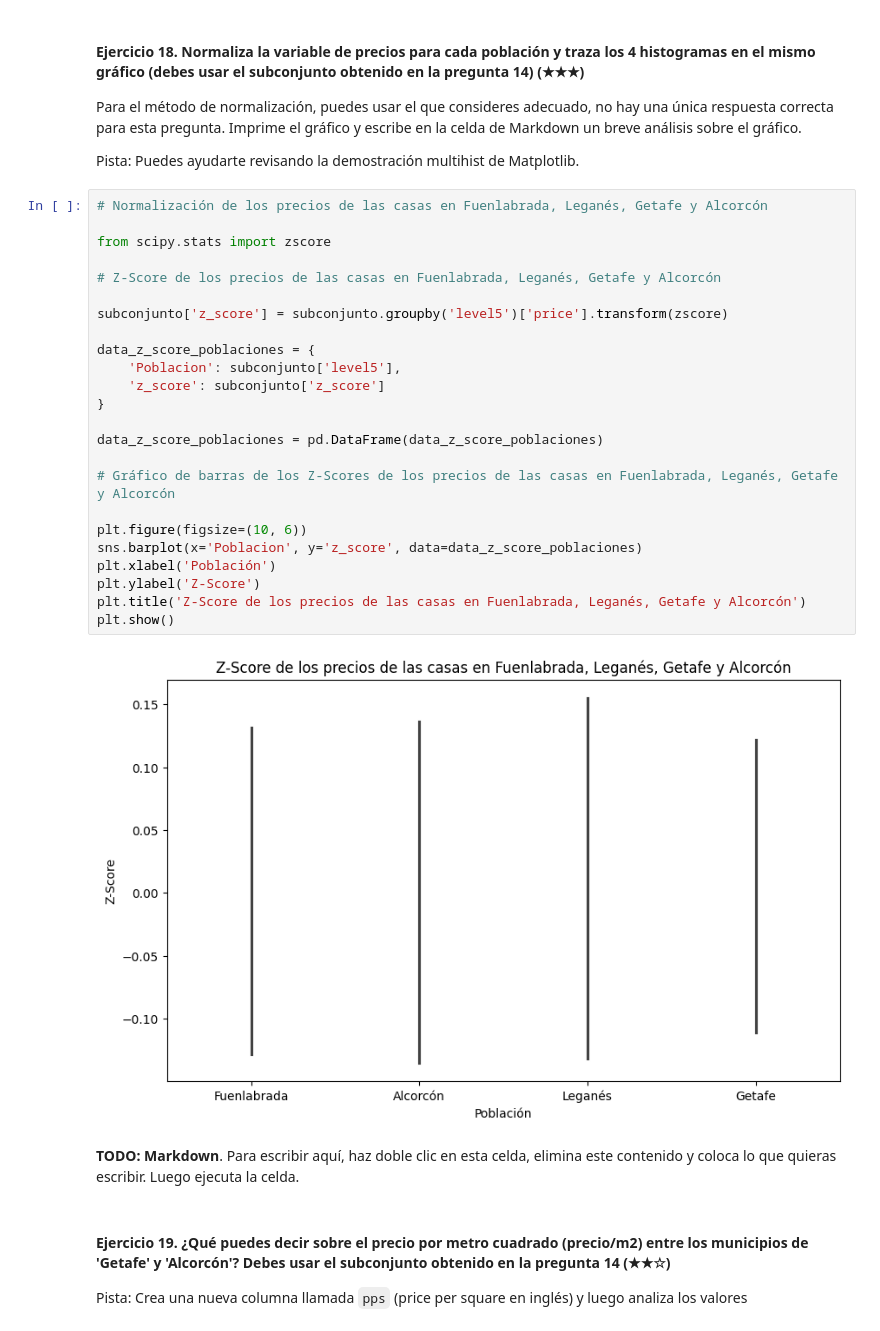
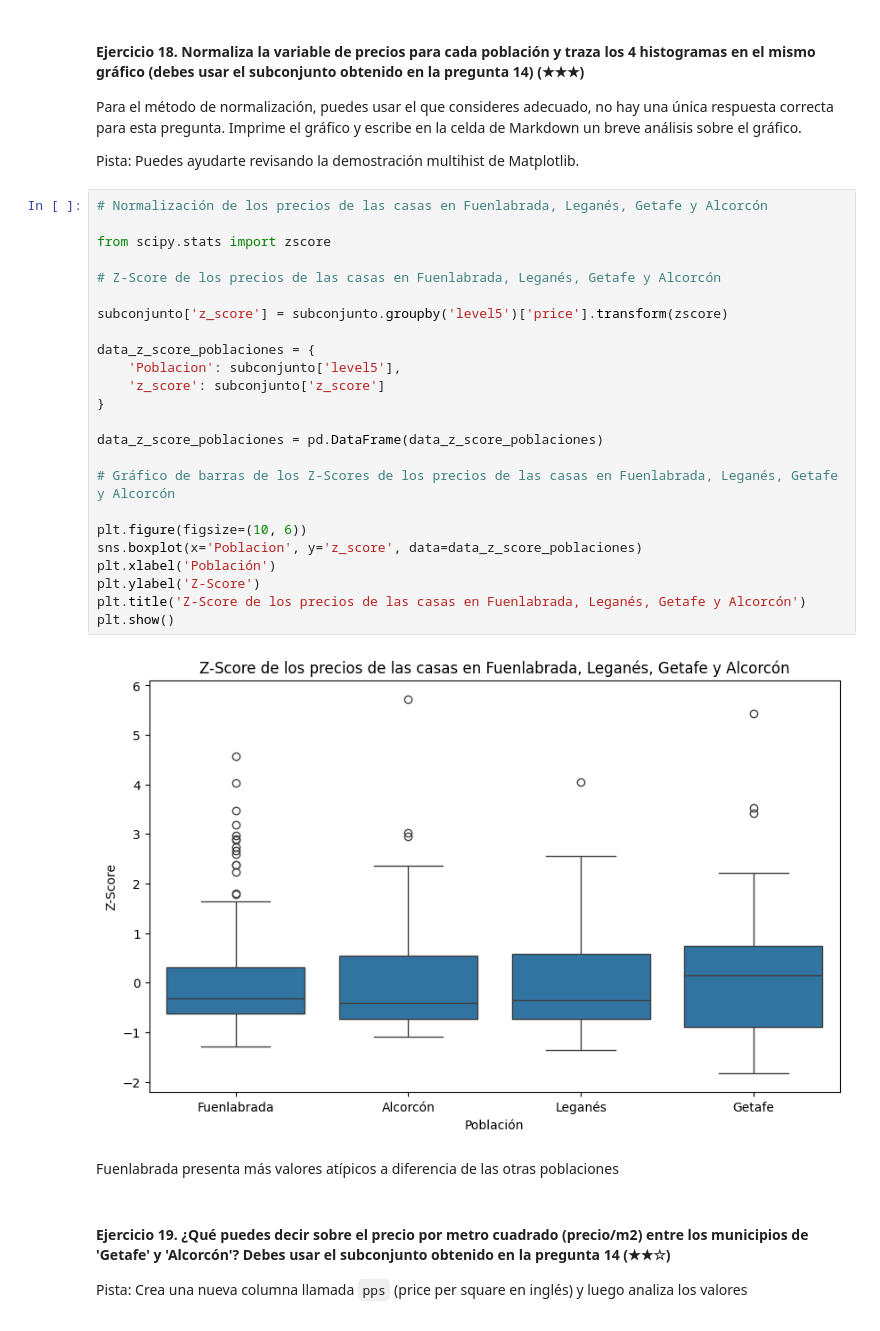
Before and after one commit to Soma31/realestate-datacleanup-exercise, a Jupyter notebook: project.es.ipynb, the cells around one changed output. Saved outputs shown, nothing was run; the diff lists cells and outputs as text.

```diff
--- a/project.es.ipynb
+++ b/project.es.ipynb
@@ -450,31 +450,31 @@ Pista: Puedes ayudarte revisando la demostración multihist de Matplotlib.
 # %%
 # Normalización de los precios de las casas en Fuenlabrada, Leganés, Getafe y Alcorcón
 
 from scipy.stats import zscore
 
 # Z-Score de los precios de las casas en Fuenlabrada, Leganés, Getafe y Alcorcón
 
 subconjunto['z_score'] = subconjunto.groupby('level5')['price'].transform(zscore)
 
 data_z_score_poblaciones = {
     'Poblacion': subconjunto['level5'],
     'z_score': subconjunto['z_score']
 }
 
 data_z_score_poblaciones = pd.DataFrame(data_z_score_poblaciones)
 
 # Gráfico de barras de los Z-Scores de los precios de las casas en Fuenlabrada, Leganés, Getafe y Alcorcón
 
 plt.figure(figsize=(10, 6))
-sns.barplot(x='Poblacion', y='z_score', data=data_z_score_poblaciones)
+sns.boxplot(x='Poblacion', y='z_score', data=data_z_score_poblaciones)
 plt.xlabel('Población')
 plt.ylabel('Z-Score')
 plt.title('Z-Score de los precios de las casas en Fuenlabrada, Leganés, Getafe y Alcorcón')
 plt.show()
 # %% [output]
-[figure, old version]
+[figure, new version]
 # %% [markdown]
-**TODO: Markdown**. Para escribir aquí, haz doble clic en esta celda, elimina este contenido y coloca lo que quieras escribir. Luego ejecuta la celda.
+Fuenlabrada presenta más valores atípicos a diferencia de las otras poblaciones
 # %% [markdown]
 #### Ejercicio 19. ¿Qué puedes decir sobre el precio por metro cuadrado (precio/m2) entre los municipios de 'Getafe' y 'Alcorcón'? Debes usar el subconjunto obtenido en la pregunta 14 (★★☆)
 
```
Also changed, not shown: parts of 3 cells of this notebook.
